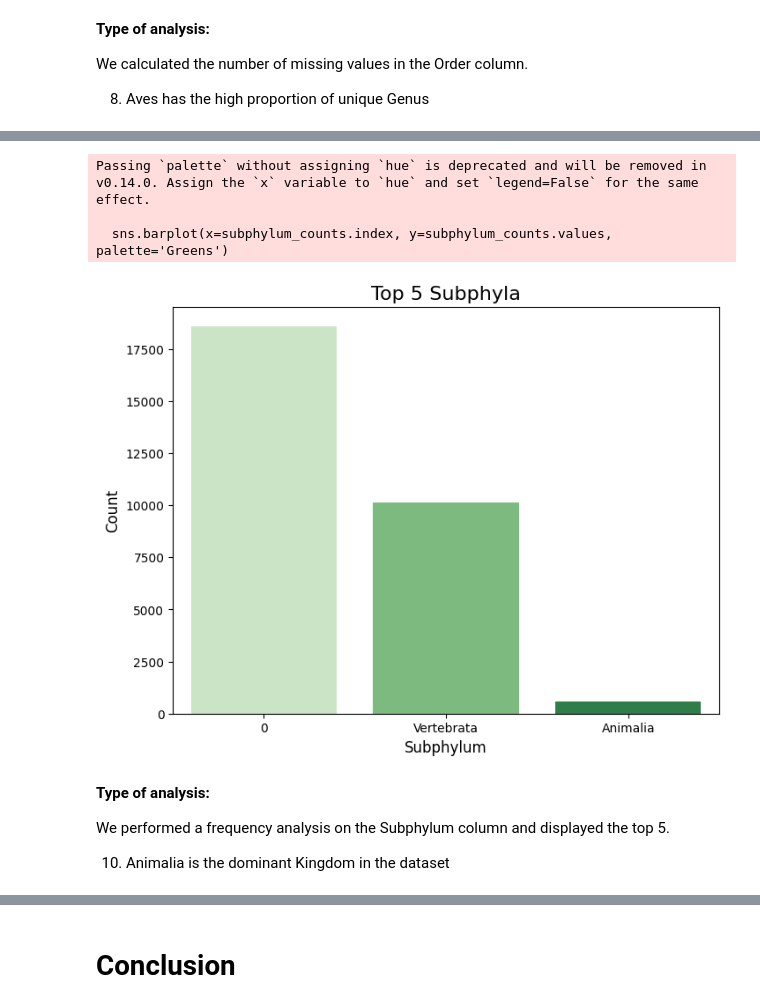
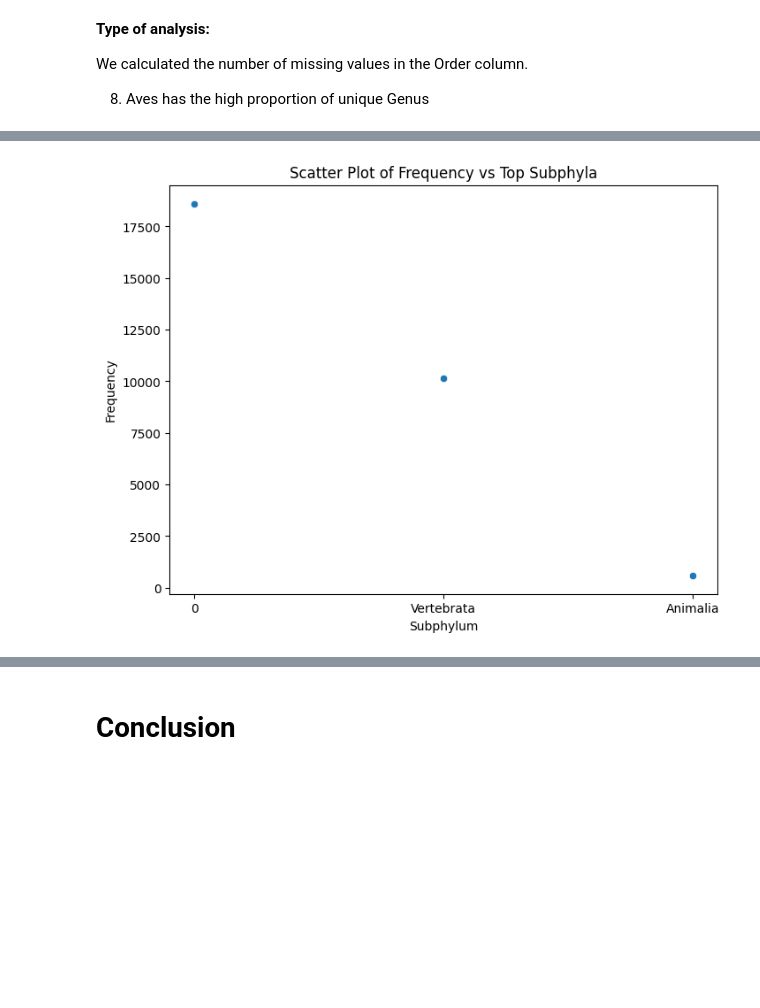
Before and after one commit to rennylee/EDA, a Jupyter notebook: EDA.ipynb, the cells around one changed output, grey strips where cells are left out. Saved outputs shown, nothing was run; the diff lists cells and outputs as text; code cells hidden in the pictures; blank space fills up the shorter version.

```diff
--- a/EDA.ipynb
+++ b/EDA.ipynb
@@ -366,0 +353,8 @@ We grouped the data by Order and counted unique Families per group.
+# %%
+ds2['Attribute_Count'] = ds2['Attributes'].apply(lambda x: len(str(x).split(',')) if pd.notnull(x) else 0)
+plt.figure(figsize=(8, 6))
+sns.kdeplot(data=ds2, x='Attribute_Count', shade=True, color='blue') # setting color
+plt.title('Kernel Density Plot of Attribute Diversity')
+plt.xlabel('Number of Attributes')
+plt.ylabel('Density')
+plt.show()
@@ -402,19 +415,12 @@ We grouped the data by Class and counted unique Genera per group.
 # %%
-subphylum_counts = ds2['Subphylum'].value_counts().head(5)
+top_subphyla = ds2['Subphylum'].value_counts().head(5).index
+top_subphyla_data = ds2[ds2['Subphylum'].isin(top_subphyla)]
+top_subphyla_counts = top_subphyla_data['Subphylum'].value_counts()
 plt.figure(figsize=(8, 6))
-sns.barplot(x=subphylum_counts.index, y=subphylum_counts.values, palette='Greens')
-plt.title('Top 5 Subphyla', fontsize=16)
-plt.xlabel('Subphylum', fontsize=12)
-plt.ylabel('Count', fontsize=12)
+sns.scatterplot(x=top_subphyla_counts.index, y=top_subphyla_counts.values)
+plt.title('Scatter Plot of Frequency vs Top Subphyla')
+plt.xlabel('Subphylum')
+plt.ylabel('Frequency')
 plt.show()
 # %% [output]
-Passing `palette` without assigning `hue` is deprecated and will be removed in v0.14.0. Assign the `x` variable to `hue` and set `legend=False` for the same effect.
-
-  sns.barplot(x=subphylum_counts.index, y=subphylum_counts.values, palette='Greens')
-[figure, old version]
+[figure, new version]
-# %% [markdown]
-**Type of analysis:**
-
-We performed a frequency analysis on the Subphylum column and displayed the top 5.
-
-10. Animalia is the dominant Kingdom in the dataset
```
Also changed, not shown: parts of 17 cells of this notebook.
